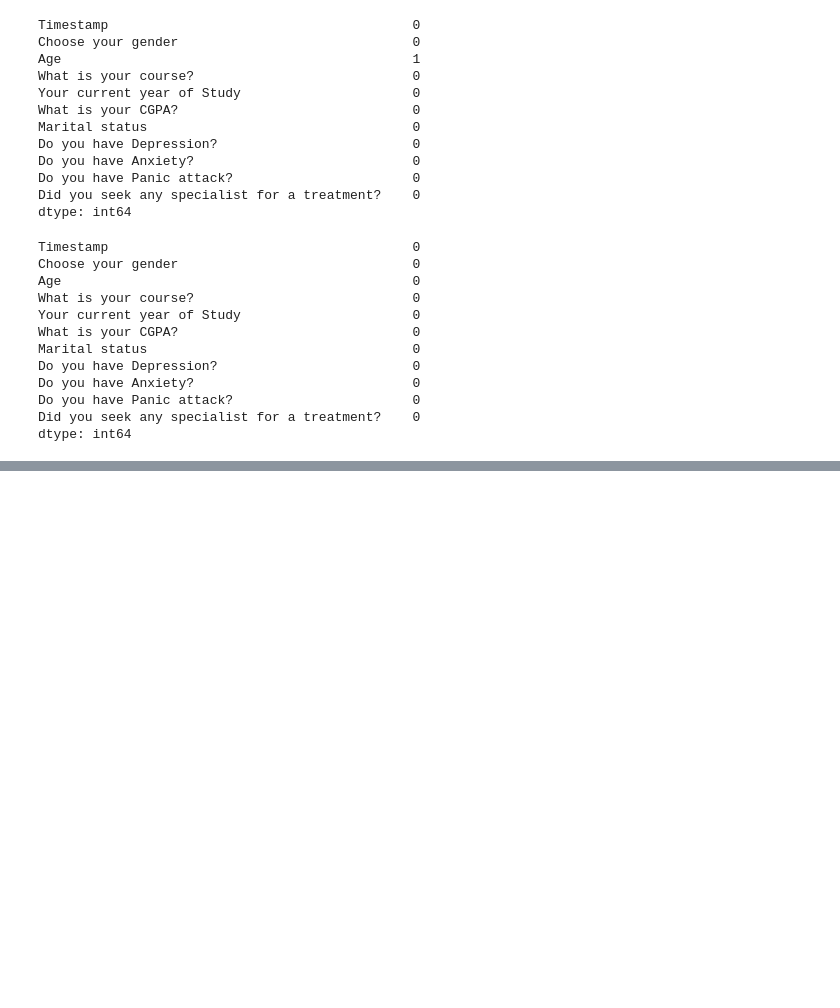
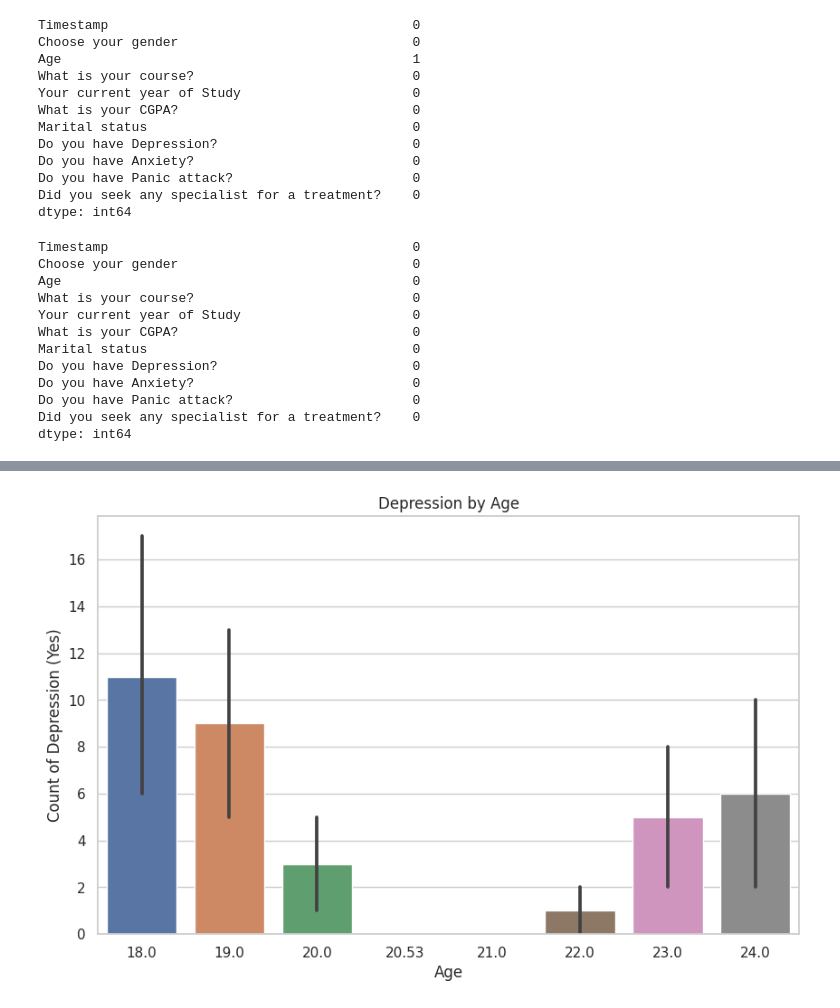
Before and after one commit to marcus2348532/RM_2348532, a Jupyter notebook: Untitled15.ipynb, the cells around one changed output, grey strips where cells are left out. Drawn from its saved outputs; the diff is of its cells as text; code cells hidden in the pictures; blank space fills up the shorter version.

```diff
--- a/Untitled15.ipynb
+++ b/Untitled15.ipynb
@@ -75,0 +110,10 @@ for feature in df.columns:
+# %%
+import matplotlib.pyplot as plt
+plt.figure(figsize=(10, 6))
+sns.barplot(data=df, x='Age', y='Do you have Depression?', estimator=sum)  # Using sum as estimator for counts
+plt.title('Depression by Age')
+plt.xlabel('Age')
+plt.ylabel('Count of Depression (Yes)')
+plt.show()
+# %% [output]
+[figure, added]
```
Also changed, not shown: parts of 7 cells of this notebook.
